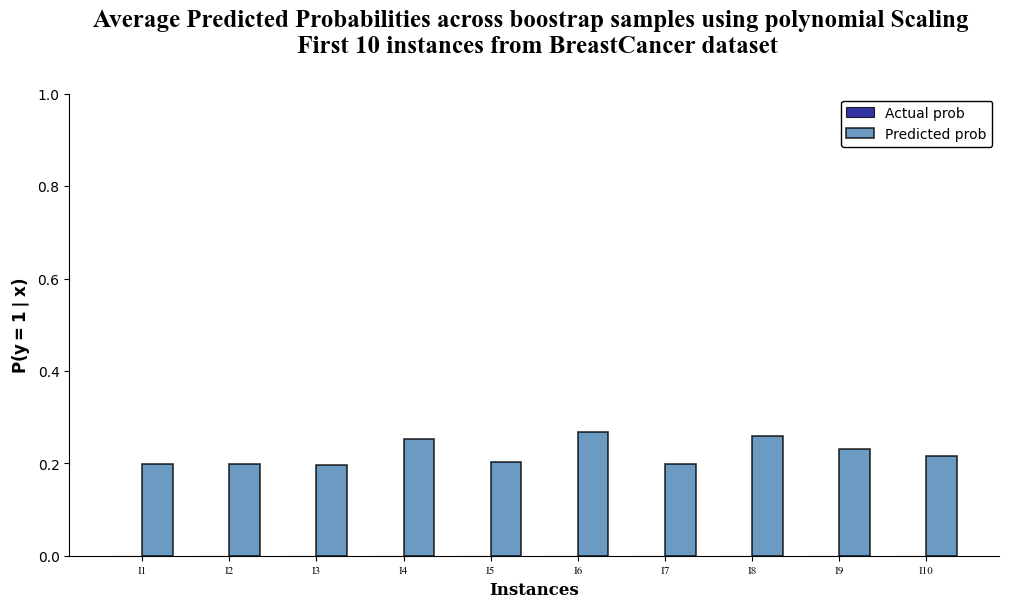
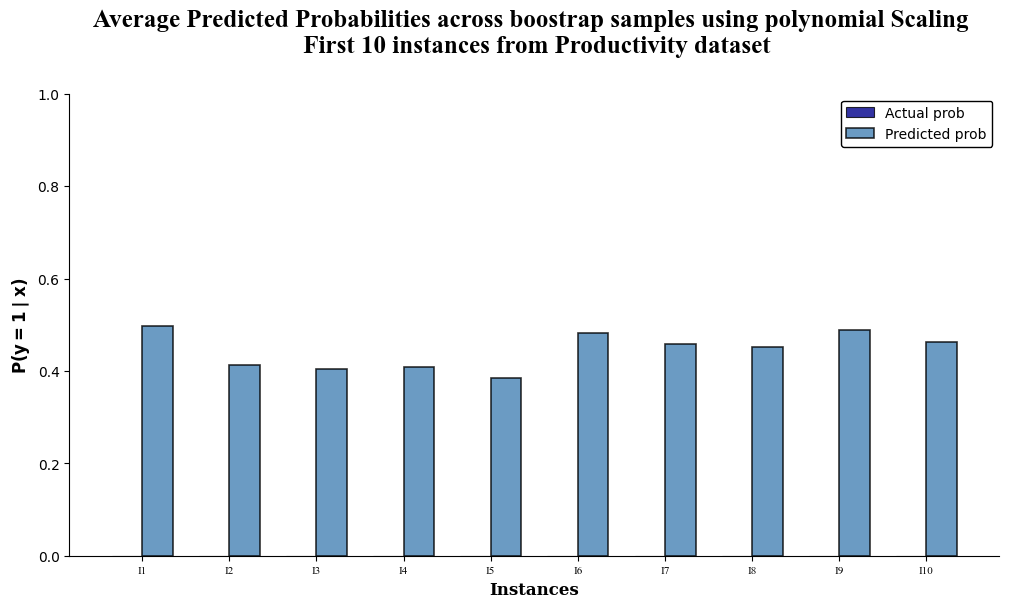
The change to this notebook cell's code, shown as a diff; its figure went from the first image to the second:
--- before
+++ after
@@ -5,9 +5,9 @@
 
 # The two classes given at the target variable of every dataset are +1 and 0
-actual_probs = Y.iloc[:n_obs].values.ravel()
+actual_probs = Y.iloc[-n_obs:].values.ravel()
 
 fig, ax = plt.subplots(figsize = (12,6))
 ax.bar(x - width/2, actual_probs, width, label = 'Actual prob', color = 'darkblue', alpha = 0.8, edgecolor = 'black', linewidth = 0.8)
-ax.bar(x + width/2, avg_predicted_probs[:n_obs], width, label = 'Predicted prob', color = 'steelblue', alpha = 0.8, edgecolor = 'black', linewidth = 1.2)
+ax.bar(x + width/2, avg_predicted_probs[-n_obs:], width, label = 'Predicted prob', color = 'steelblue', alpha = 0.8, edgecolor = 'black', linewidth = 1.2)
 ax.set_title(f'Average Predicted Probabilities across boostrap samples using {method} Scaling \n First {n_obs} instances from {dataset_name} dataset', pad = 30, fontdict = title_font)
 ax.set_xlabel('Instances', fontdict= axes_font)

Commit: corrected grid search over PTWSVM with FS